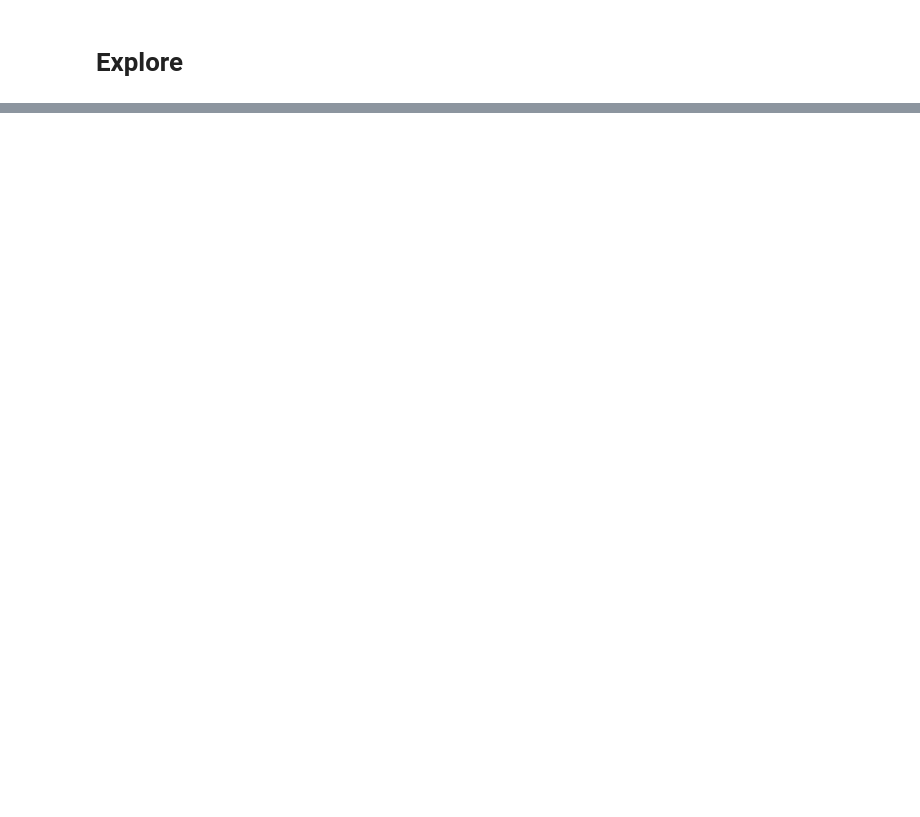
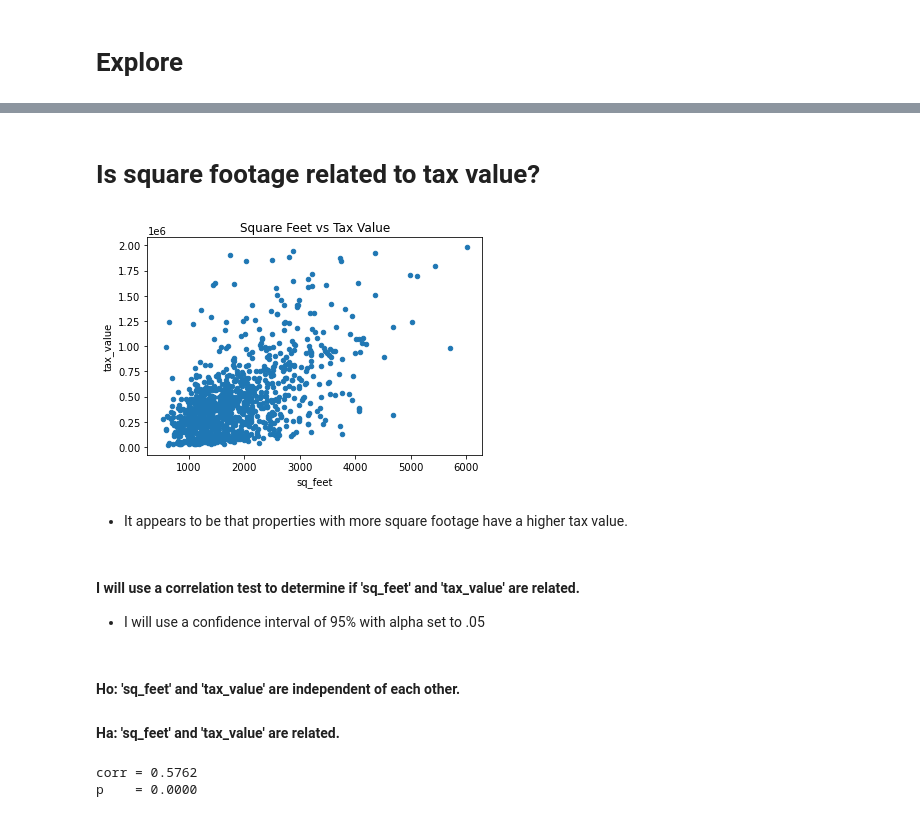
Before and after one commit to Michael-Austin-Mesa/regression-project, a Jupyter notebook: Final_Report.ipynb, the cells around one changed output, grey strips where cells are left out. Drawn from its saved outputs; the diff is of its cells as text; code cells hidden in the pictures; blank space fills up the shorter version.

```diff
--- a/Final_Report.ipynb
+++ b/Final_Report.ipynb
@@ -79,0 +159,23 @@ train, validate, test = w.split_data(df)
+# %% [markdown]
+# Is square footage related to tax value?
+# %%
+# get visualization of sq feet v tax value
+v.get_scatter_sq_feet()
+# %% [output]
+[figure, added]
+# %% [markdown]
+- It appears to be that properties with more square footage have a higher tax value.
+# %% [markdown]
+#### I will use a correlation test to determine if 'sq_feet' and 'tax_value' are related.
+
+- I will use a confidence interval of 95% with alpha set to .05
+# %% [markdown]
+#### Ho: 'sq_feet' and 'tax_value' are independent of each other.
+
+#### Ha: 'sq_feet' and 'tax_value' are related.
+# %%
+# get correlation test
+v.get_corr('sq_feet')
+# %% [output]
+corr = 0.5762
+p    = 0.0000
```
Also changed, not shown: parts of 62 cells of this notebook.
